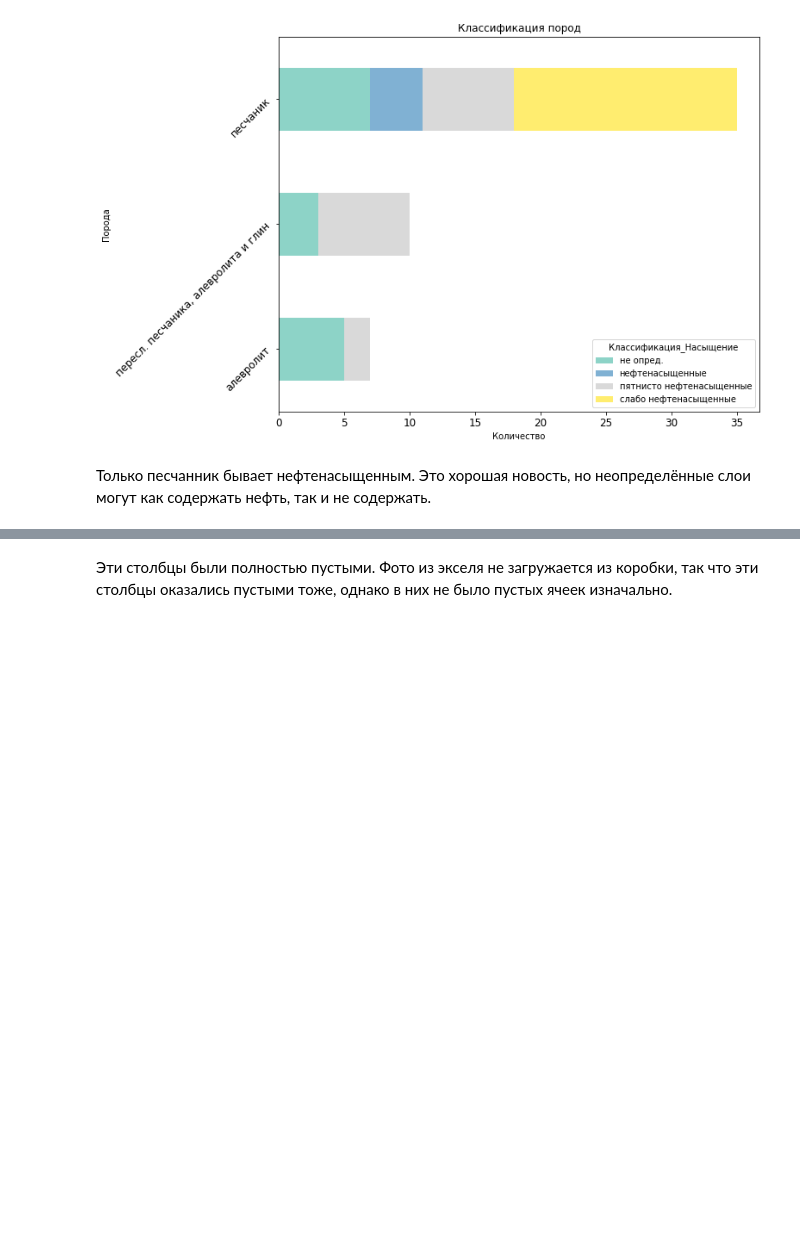
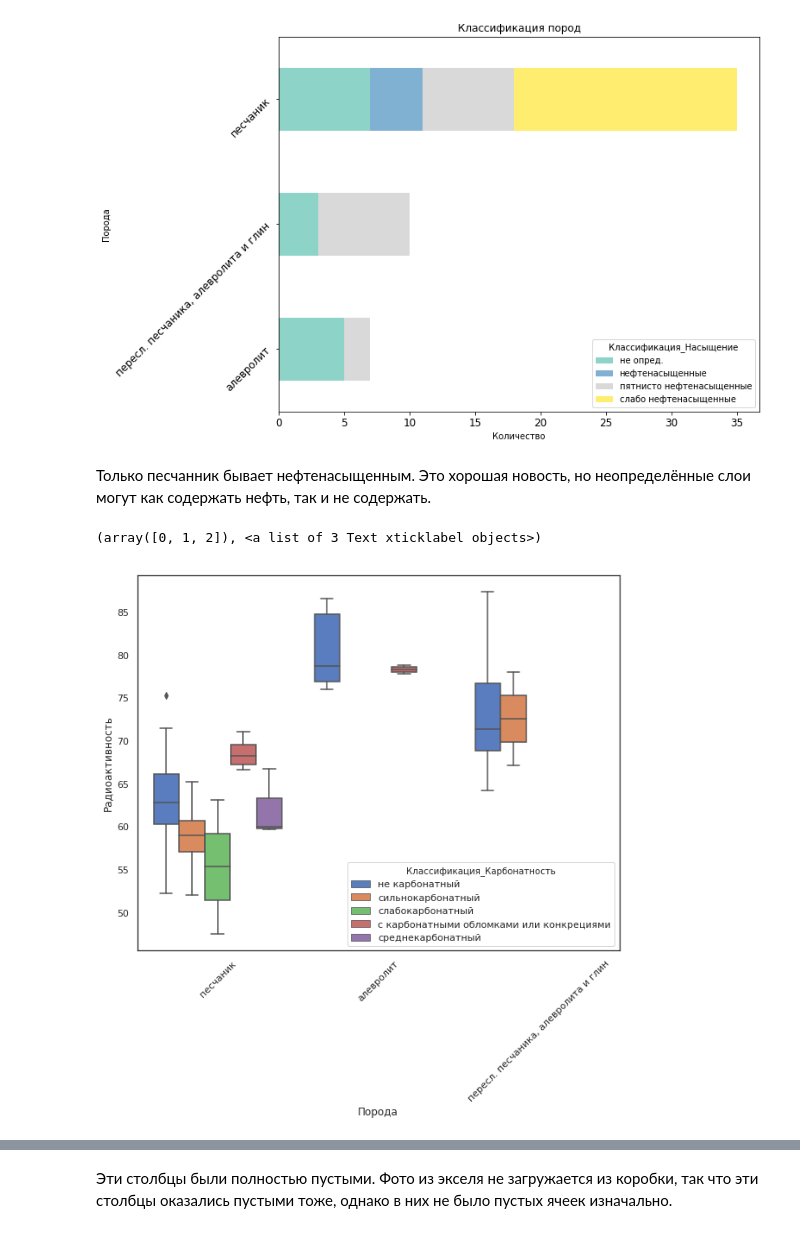
Before and after one commit to nuvard/kern_segmentation, a Jupyter notebook: EDA.ipynb, the cells around one changed output, grey strips where cells are left out. Cells and saved outputs as stored; diff of their text form; code cells hidden in the pictures; blank space fills up the shorter version.

Commit message:
Added EDA of images and more comments.

```diff
--- a/EDA.ipynb
+++ b/EDA.ipynb
@@ -473,3 +480,13 @@ plt.show()
 [figure]
 # %% [markdown]
 Только песчанник бывает нефтенасыщенным. Это хорошая новость, но неопределённые слои могут как содержать нефть, так и не содержать.
+# %%
+sns.boxplot(x='Классификация_Порода',y='Профильные методы,среднее значение по слою_Общая радио активность, API',\
+           hue='Классификация_Карбонатность',data=df)
+plt.ylabel('Радиоактивность')
+plt.xlabel('Порода')
+plt.gcf().set_size_inches(10,8)
+plt.xticks(rotation=45)
+# %% [output]
+(array([0, 1, 2]), <a list of 3 Text xticklabel objects>)
+[figure, added]
```
Also changed, not shown: parts of 55 cells of this notebook.
